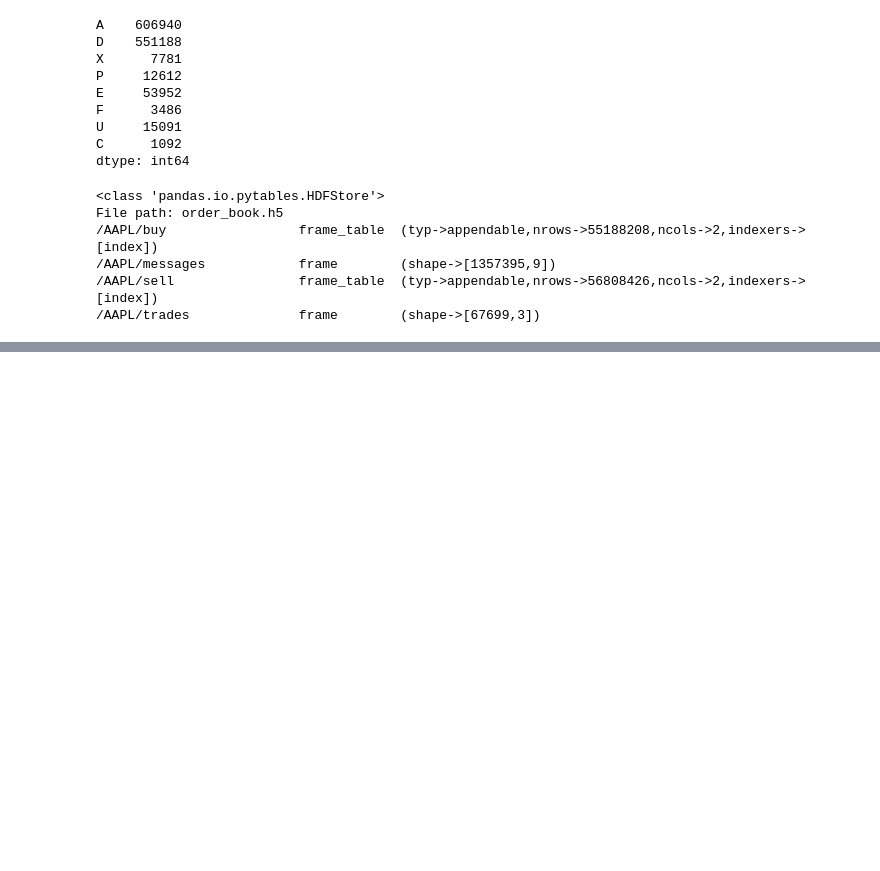
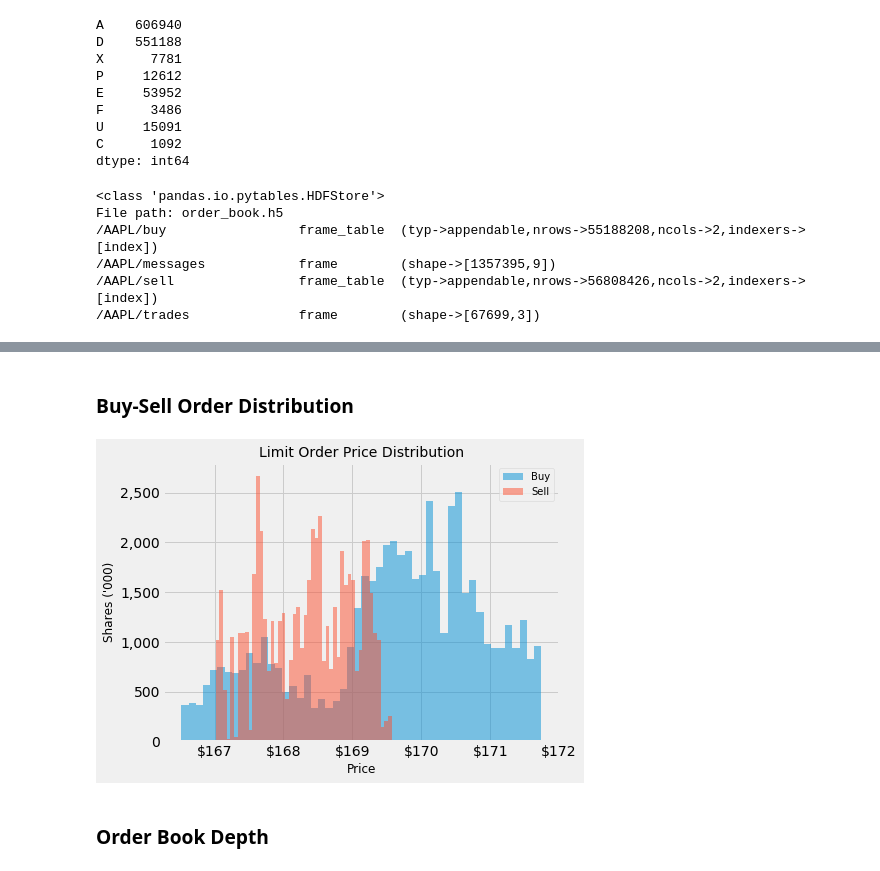
Before and after one commit to PaulClas/machine-learning-for-trading, a Jupyter notebook: 02_market_and_fundamental_data/01_NASDAQ_TotalView-ITCH_Order_Book/01_build_itch_order_book.ipynb, the cells around one changed output, grey strips where cells are left out. Saved outputs shown, nothing was run; the diff lists cells and outputs as text; code cells hidden in the pictures; blank space fills up the shorter version.

```diff
--- a/02_market_and_fundamental_data/01_NASDAQ_TotalView-ITCH_Order_Book/01_build_itch_order_book.ipynb
+++ b/02_market_and_fundamental_data/01_NASDAQ_TotalView-ITCH_Order_Book/01_build_itch_order_book.ipynb
@@ -463,0 +466,4 @@ File path: order_book.h5
+# %%
+with pd.HDFStore(order_book_store) as store:
+    buy = store['{}/buy'.format(stock)].reset_index().drop_duplicates()
+    sell = store['{}/sell'.format(stock)].reset_index().drop_duplicates()
@@ -463,0 +472,3 @@ File path: order_book.h5
+# %%
+buy.price = buy.price.mul(1e-4)
+sell.price = sell.price.mul(1e-4)
@@ -463,0 +497,22 @@ File path: order_book.h5
+# %%
+buy = buy[buy.price > buy.price.quantile(.01)]
+sell = sell[sell.price < sell.price.quantile(.99)]
+# %% [markdown]
+### Buy-Sell Order Distribution
+# %%
+fig, ax = plt.subplots(figsize=(7,5))
+hist_kws = {'linewidth': 1, 'alpha': .5}
+sns.distplot(buy.set_index('timestamp').between_time(market_open, market_close).price, ax=ax, label='Buy', kde=False, hist_kws=hist_kws)
+sns.distplot(sell.set_index('timestamp').between_time(market_open, market_close).price, ax=ax, label='Sell', kde=False, hist_kws=hist_kws)
+plt.legend(fontsize=10)
+plt.title('Limit Order Price Distribution', fontsize=14)
+ax.set_yticklabels(['{:,}'.format(int(y/1000)) for y in ax.get_yticks().tolist()])
+ax.set_xticklabels(['${:,}'.format(int(x)) for x in ax.get_xticks().tolist()])
+plt.xlabel('Price', fontsize=12)
+plt.ylabel('Shares (\'000)', fontsize=12)
+plt.tight_layout()
+plt.savefig('figures/price_distribution', dpi=600);
+# %% [output]
+[figure, added]
+# %% [markdown]
+### Order Book Depth
```
Also changed, not shown: parts of 9 cells of this notebook, 1 other file.
